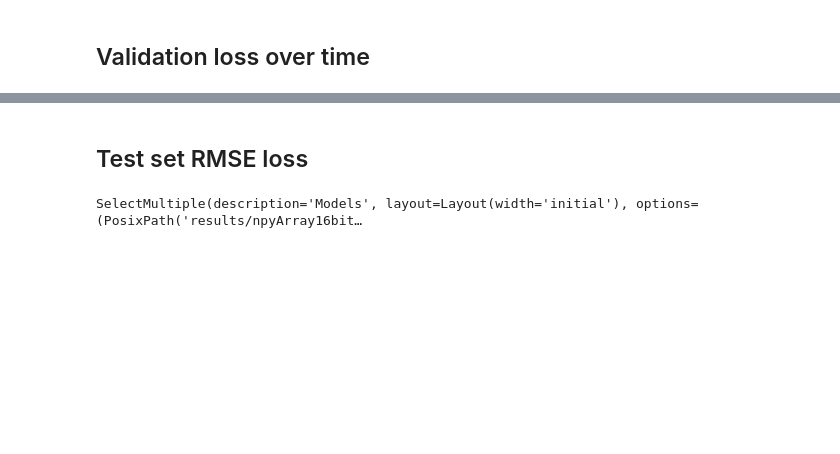
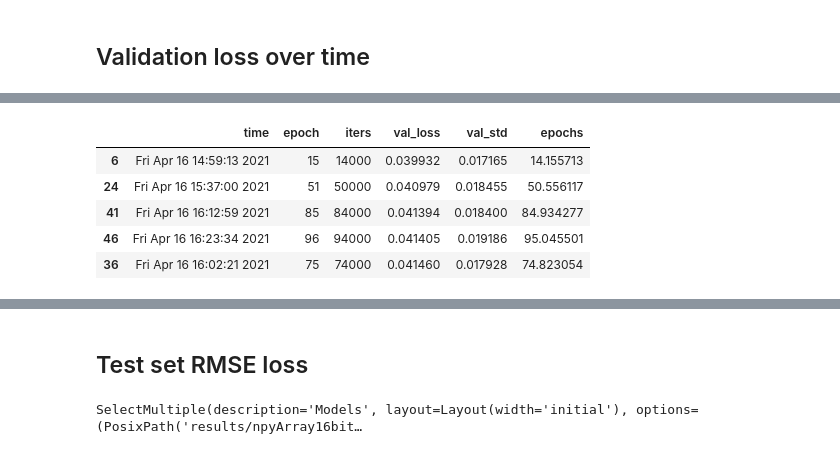
Before and after one commit to skarrea/pytorch-CycleGAN-and-pix2pix, a Jupyter notebook: displayModelPerformance.ipynb, the cells around one changed output, grey strips where cells are left out. Cells and saved outputs as stored; diff of their text form; code cells hidden in the pictures; blank space fills up the shorter version.

```diff
--- a/displayModelPerformance.ipynb
+++ b/displayModelPerformance.ipynb
@@ -46,6 +45,15 @@ trainSize, valSize, testSize = [len(list((path / 'A').glob('*'))) for path in [P
 val_log = pd.read_csv(modelBase / selectedModel.value / val_log_file)
 val_log.head()
 val_log['epochs'] = val_log.iters / trainSize
+# %%
+val_log.sort_values('val_loss', ascending=True).head()
+# %% [output]
+|  | time | epoch | iters | val_loss | val_std | epochs |
+| 6 | Fri Apr 16 14:59:13 2021 | 15 | 14000 | 0.039932 | 0.017165 | 14.155713 |
+| 24 | Fri Apr 16 15:37:00 2021 | 51 | 50000 | 0.040979 | 0.018455 | 50.556117 |
+| 41 | Fri Apr 16 16:12:59 2021 | 85 | 84000 | 0.041394 | 0.018400 | 84.934277 |
+| 46 | Fri Apr 16 16:23:34 2021 | 96 | 94000 | 0.041405 | 0.019186 | 95.045501 |
+| 36 | Fri Apr 16 16:02:21 2021 | 75 | 74000 | 0.041460 | 0.017928 | 74.823054 |
 # %%
 fig = plt.figure(figsize=(12,12))
 ax1 = fig.add_subplot(111)
```
Also changed, not shown: parts of 13 cells of this notebook, 1 other file.
